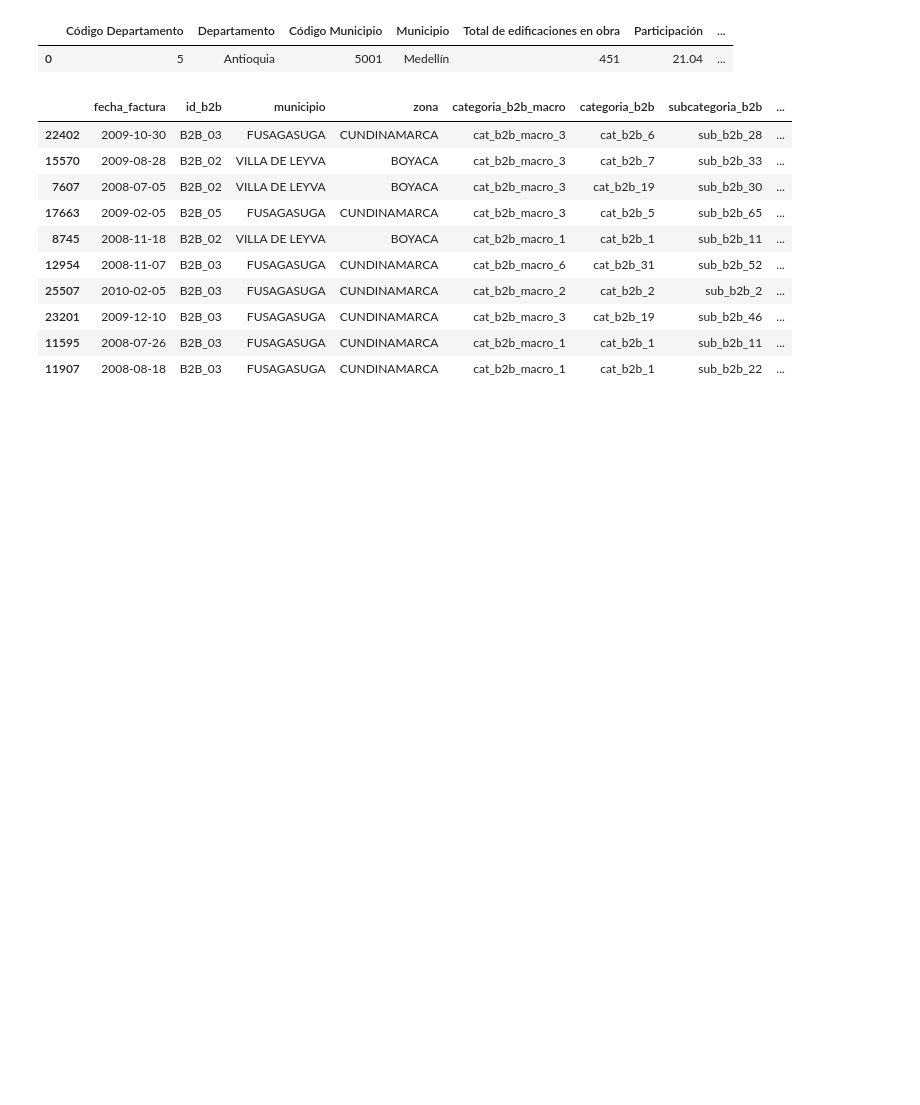
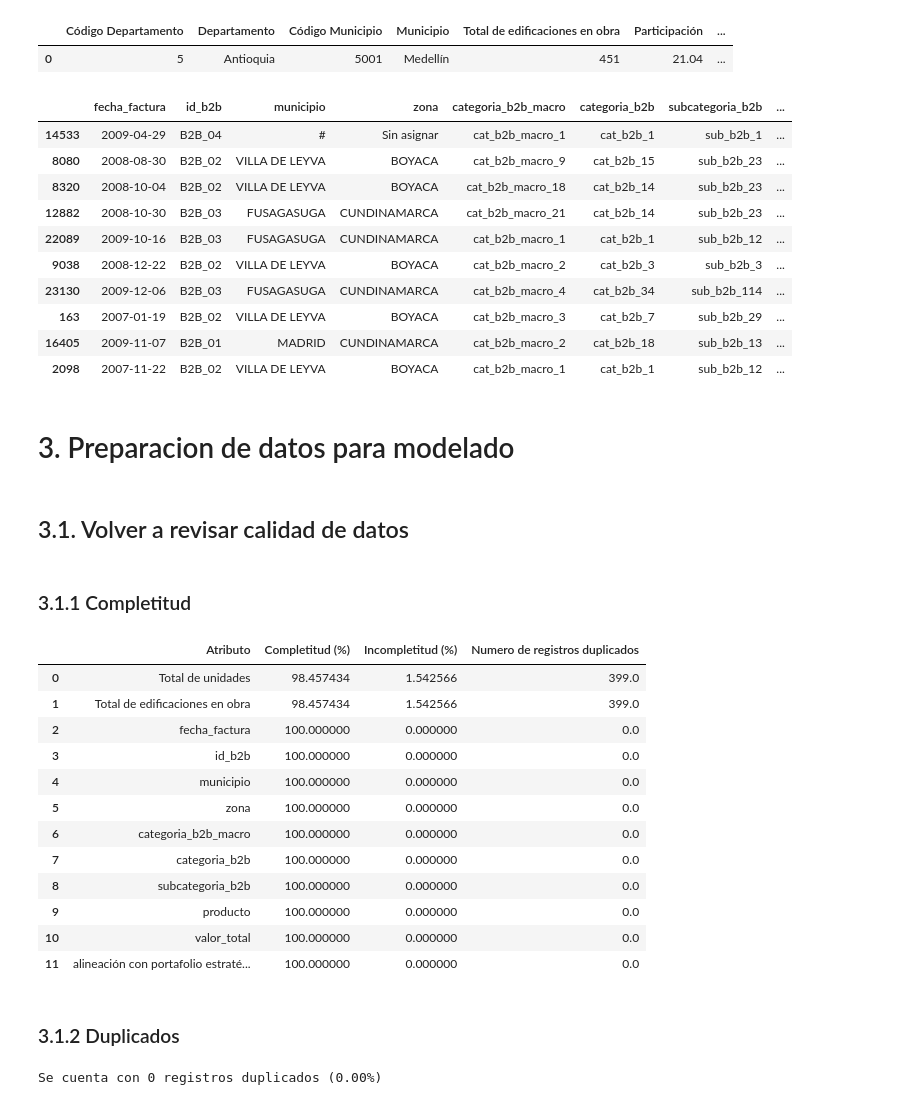
Before and after one commit to VVDataInsights/Reto_Corona, a Jupyter notebook: modeloB2B.ipynb, the cells around one changed output. Drawn from its saved outputs; the diff is of its cells as text; code cells hidden in the pictures; blank space fills up the shorter version.

```diff
--- a/modeloB2B.ipynb
+++ b/modeloB2B.ipynb
@@ -84,9 +46,9 @@ import scipy.stats as stats
 # %% [markdown]
 ## Carga de datos
 # %%
-pd = pd.read_csv('base_3_transaccional_b2b.txt', sep = '\t')
+df = pd.read_csv('base_3_transaccional_b2b.txt', sep = '\t')
 # %%
-df_B2B = pd.copy()
+df_B2B = df.copy()
 # %% [markdown]
 Se cargan los datos de la empresa de datos B2B en un dataframe de pandas. Se realiza una copia del dataframe para evitar modificar el original.
 # %% [markdown]
@@ -762,13 +722,53 @@ df_B2B.drop(columns=['municipio_normalizado'], inplace=True)
 df_B2B.sample(10)
 # %% [output]
 |  | fecha_factura | id_b2b | municipio | zona | categoria_b2b_macro | categoria_b2b | subcategoria_b2b | ... |
-| 22402 | 2009-10-30 | B2B_03 | FUSAGASUGA | CUNDINAMARCA | cat_b2b_macro_3 | cat_b2b_6 | sub_b2b_28 | ... |
-| 15570 | 2009-08-28 | B2B_02 | VILLA DE LEYVA | BOYACA | cat_b2b_macro_3 | cat_b2b_7 | sub_b2b_33 | ... |
-| 7607 | 2008-07-05 | B2B_02 | VILLA DE LEYVA | BOYACA | cat_b2b_macro_3 | cat_b2b_19 | sub_b2b_30 | ... |
-| 17663 | 2009-02-05 | B2B_05 | FUSAGASUGA | CUNDINAMARCA | cat_b2b_macro_3 | cat_b2b_5 | sub_b2b_65 | ... |
-| 8745 | 2008-11-18 | B2B_02 | VILLA DE LEYVA | BOYACA | cat_b2b_macro_1 | cat_b2b_1 | sub_b2b_11 | ... |
-| 12954 | 2008-11-07 | B2B_03 | FUSAGASUGA | CUNDINAMARCA | cat_b2b_macro_6 | cat_b2b_31 | sub_b2b_52 | ... |
-| 25507 | 2010-02-05 | B2B_03 | FUSAGASUGA | CUNDINAMARCA | cat_b2b_macro_2 | cat_b2b_2 | sub_b2b_2 | ... |
-| 23201 | 2009-12-10 | B2B_03 | FUSAGASUGA | CUNDINAMARCA | cat_b2b_macro_3 | cat_b2b_19 | sub_b2b_46 | ... |
-| 11595 | 2008-07-26 | B2B_03 | FUSAGASUGA | CUNDINAMARCA | cat_b2b_macro_1 | cat_b2b_1 | sub_b2b_11 | ... |
-| 11907 | 2008-08-18 | B2B_03 | FUSAGASUGA | CUNDINAMARCA | cat_b2b_macro_1 | cat_b2b_1 | sub_b2b_22 | ... |
+| 14533 | 2009-04-29 | B2B_04 | # | Sin asignar | cat_b2b_macro_1 | cat_b2b_1 | sub_b2b_1 | ... |
+| 8080 | 2008-08-30 | B2B_02 | VILLA DE LEYVA | BOYACA | cat_b2b_macro_9 | cat_b2b_15 | sub_b2b_23 | ... |
+| 8320 | 2008-10-04 | B2B_02 | VILLA DE LEYVA | BOYACA | cat_b2b_macro_18 | cat_b2b_14 | sub_b2b_23 | ... |
+| 12882 | 2008-10-30 | B2B_03 | FUSAGASUGA | CUNDINAMARCA | cat_b2b_macro_21 | cat_b2b_14 | sub_b2b_23 | ... |
+| 22089 | 2009-10-16 | B2B_03 | FUSAGASUGA | CUNDINAMARCA | cat_b2b_macro_1 | cat_b2b_1 | sub_b2b_12 | ... |
+| 9038 | 2008-12-22 | B2B_02 | VILLA DE LEYVA | BOYACA | cat_b2b_macro_2 | cat_b2b_3 | sub_b2b_3 | ... |
+| 23130 | 2009-12-06 | B2B_03 | FUSAGASUGA | CUNDINAMARCA | cat_b2b_macro_4 | cat_b2b_34 | sub_b2b_114 | ... |
+| 163 | 2007-01-19 | B2B_02 | VILLA DE LEYVA | BOYACA | cat_b2b_macro_3 | cat_b2b_7 | sub_b2b_29 | ... |
+| 16405 | 2009-11-07 | B2B_01 | MADRID | CUNDINAMARCA | cat_b2b_macro_2 | cat_b2b_18 | sub_b2b_13 | ... |
+| 2098 | 2007-11-22 | B2B_02 | VILLA DE LEYVA | BOYACA | cat_b2b_macro_1 | cat_b2b_1 | sub_b2b_12 | ... |
+# %% [markdown]
+# 3. Preparacion de datos para modelado
+# %% [markdown]
+## 3.1. Volver a revisar calidad de datos
+# %% [markdown]
+### 3.1.1 Completitud
+# %%
+# Op1 Se ven el numero de valores nulos
+porcentajeIncompletitudAtributo =  (100 * df_B2B.isnull().sum() / df_B2B.shape[0]).sort_values(ascending=False)
+pd.DataFrame({
+    "Atributo": porcentajeIncompletitudAtributo.index,
+    "Completitud (%)": 100 - porcentajeIncompletitudAtributo.values,
+    "Incompletitud (%)": porcentajeIncompletitudAtributo.values,
+    "Numero de registros duplicados": porcentajeIncompletitudAtributo.values * df_B2B.shape[0] / 100
+})
+# %% [output]
+|  | Atributo | Completitud (%) | Incompletitud (%) | Numero de registros duplicados |
+| 0 | Total de unidades | 98.457434 | 1.542566 | 399.0 |
+| 1 | Total de edificaciones en obra | 98.457434 | 1.542566 | 399.0 |
+| 2 | fecha_factura | 100.000000 | 0.000000 | 0.0 |
+| 3 | id_b2b | 100.000000 | 0.000000 | 0.0 |
+| 4 | municipio | 100.000000 | 0.000000 | 0.0 |
+| 5 | zona | 100.000000 | 0.000000 | 0.0 |
+| 6 | categoria_b2b_macro | 100.000000 | 0.000000 | 0.0 |
+| 7 | categoria_b2b | 100.000000 | 0.000000 | 0.0 |
+| 8 | subcategoria_b2b | 100.000000 | 0.000000 | 0.0 |
+| 9 | producto | 100.000000 | 0.000000 | 0.0 |
+| 10 | valor_total | 100.000000 | 0.000000 | 0.0 |
+| 11 | alineación con portafolio estraté... | 100.000000 | 0.000000 | 0.0 |
+# %% [markdown]
+### 3.1.2 Duplicados
+# %%
+# Duplicados
+registrosDuplicados = df_B2B.duplicated()
+totalDuplicados = registrosDuplicados.sum()
+totalRegistros = df_B2B.shape[0]
+porcentajeDuplicados = 100.0 * totalDuplicados / totalRegistros
+print(f"Se cuenta con {totalDuplicados} registros duplicados ({porcentajeDuplicados:.2f}%)")
+# %% [output]
+Se cuenta con 0 registros duplicados (0.00%)
```
Also changed, not shown: parts of 37 cells of this notebook, 2 other files.
